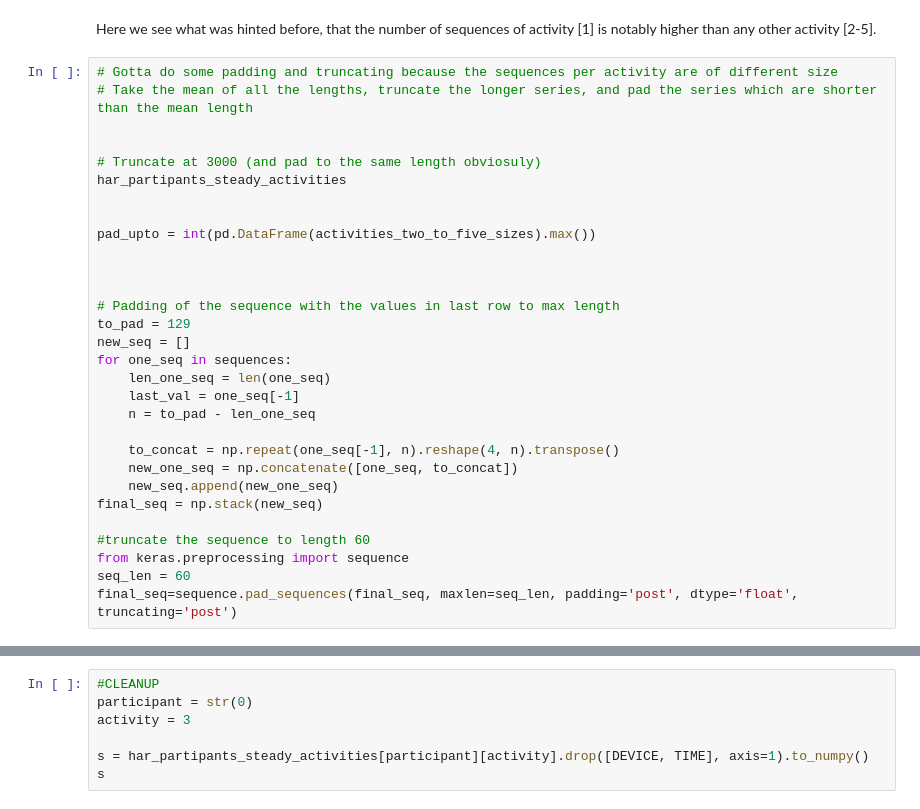
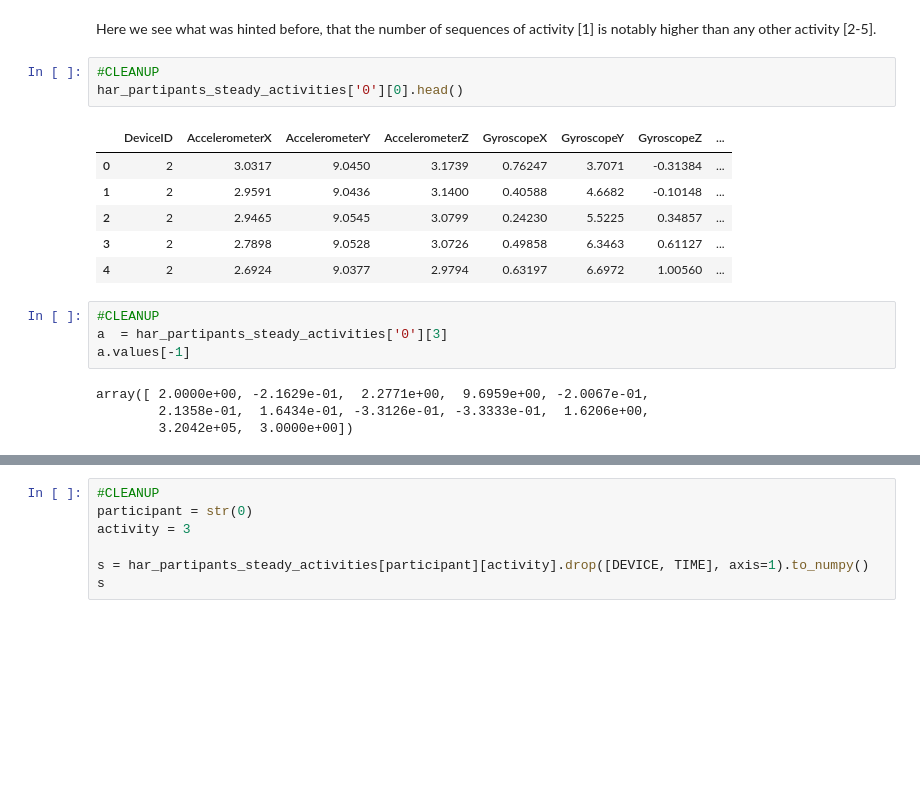
Before and after one commit to wileeam/human-activity-recognition, a Jupyter notebook: har-steady.ipynb, the cells around one changed output, grey strips where cells are left out. Drawn from its saved outputs; the diff is of its cells as text; blank space fills up the shorter version.

```diff
--- a/har-steady.ipynb
+++ b/har-steady.ipynb
@@ -257,33 +258,21 @@ Name: ActivityLabel, dtype: int64
 [figure]
 # %% [markdown]
 Here we see what was hinted before, that the number of sequences of activity [1] is notably higher than any other activity [2-5].
-# %%
-# Gotta do some padding and truncating because the sequences per activity are of different size
-# Take the mean of all the lengths, truncate the longer series, and pad the series which are shorter than the mean length
-
-
-# Truncate at 3000 (and pad to the same length obviosuly)
-har_partipants_steady_activities
-
-
-pad_upto = int(pd.DataFrame(activities_two_to_five_sizes).max())
-
-
-
-# Padding of the sequence with the values in last row to max length
-to_pad = 129
-new_seq = []
-for one_seq in sequences:
-    len_one_seq = len(one_seq)
-    last_val = one_seq[-1]
-    n = to_pad - len_one_seq
-
-    to_concat = np.repeat(one_seq[-1], n).reshape(4, n).transpose()
-    new_one_seq = np.concatenate([one_seq, to_concat])
-    new_seq.append(new_one_seq)
-final_seq = np.stack(new_seq)
-
-#truncate the sequence to length 60
-from keras.preprocessing import sequence
-seq_len = 60
-final_seq=sequence.pad_sequences(final_seq, maxlen=seq_len, padding='post', dtype='float', truncating='post')
+# %%
+#CLEANUP
+har_partipants_steady_activities['0'][0].head()
+# %% [output]
+|  | DeviceID | AccelerometerX | AccelerometerY | AccelerometerZ | GyroscopeX | GyroscopeY | GyroscopeZ | ... |
+| 0 | 2 | 3.0317 | 9.0450 | 3.1739 | 0.76247 | 3.7071 | -0.31384 | ... |
+| 1 | 2 | 2.9591 | 9.0436 | 3.1400 | 0.40588 | 4.6682 | -0.10148 | ... |
+| 2 | 2 | 2.9465 | 9.0545 | 3.0799 | 0.24230 | 5.5225 | 0.34857 | ... |
+| 3 | 2 | 2.7898 | 9.0528 | 3.0726 | 0.49858 | 6.3463 | 0.61127 | ... |
+| 4 | 2 | 2.6924 | 9.0377 | 2.9794 | 0.63197 | 6.6972 | 1.00560 | ... |
+# %%
+#CLEANUP
+a  = har_partipants_steady_activities['0'][3]
+a.values[-1]
+# %% [output]
+array([ 2.0000e+00, -2.1629e-01,  2.2771e+00,  9.6959e+00, -2.0067e-01,
+        2.1358e-01,  1.6434e-01, -3.3126e-01, -3.3333e-01,  1.6206e+00,
+        3.2042e+05,  3.0000e+00])
```
Also changed, not shown: parts of 12 cells of this notebook.
